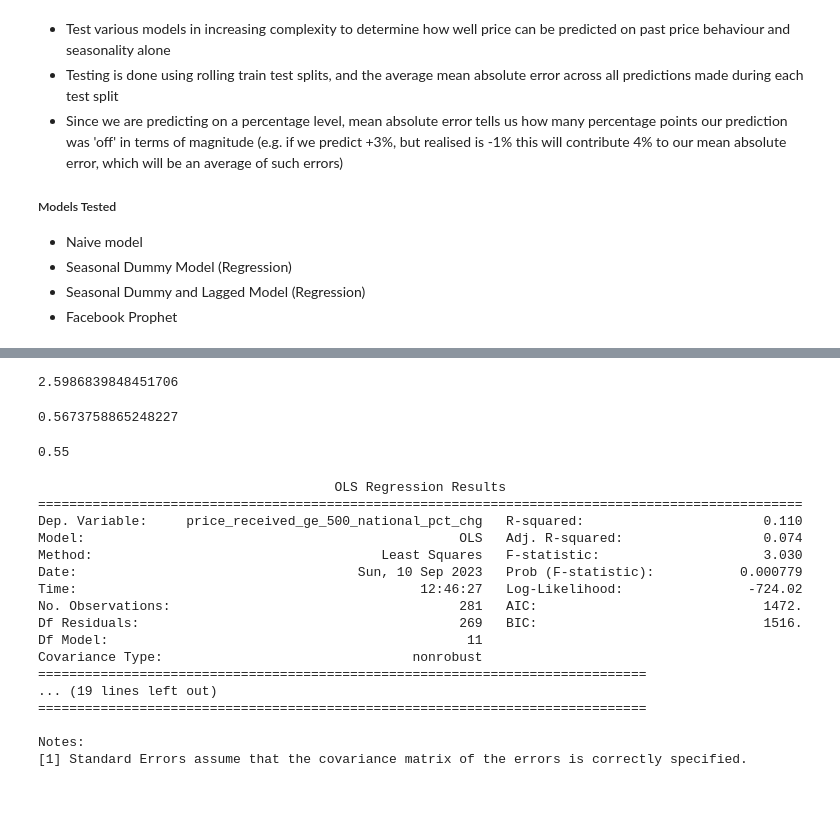
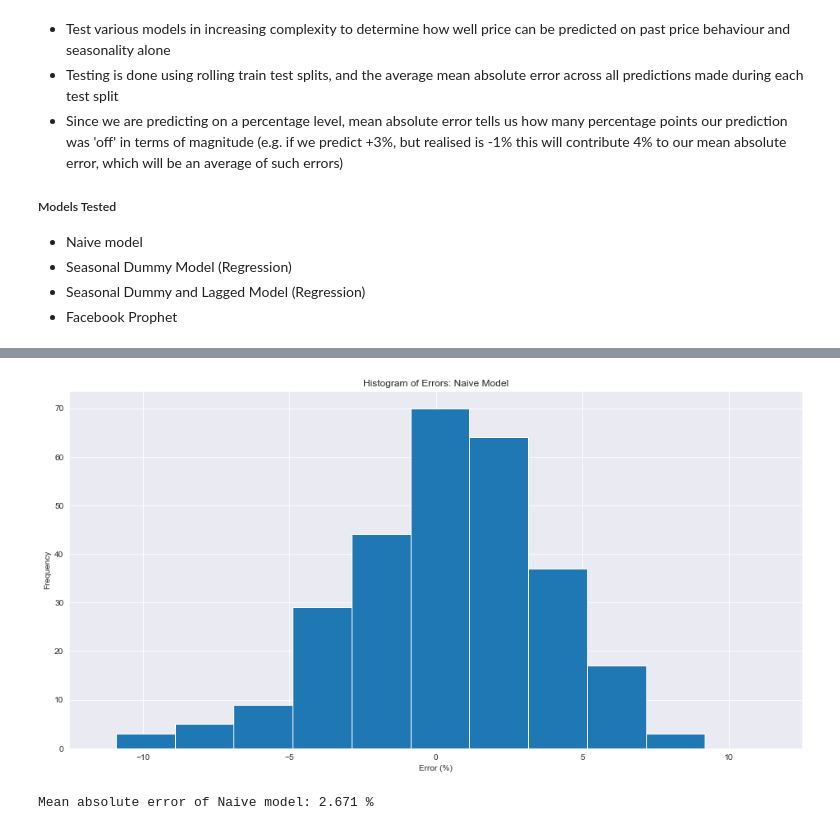
Before and after one commit to EricOstr/live_cattle, a Jupyter notebook: analysis/monthly_cash_price_analysis/cash_price_seasonal.ipynb, the cells around one changed output, grey strips where cells are left out. Drawn from its saved outputs; the diff is of its cells as text; code cells hidden in the pictures; blank space fills up the shorter version.

```diff
--- a/analysis/monthly_cash_price_analysis/cash_price_seasonal.ipynb
+++ b/analysis/monthly_cash_price_analysis/cash_price_seasonal.ipynb
@@ -257,2 +257,2 @@ strong multicollinearity problems or that the design matrix is singular.
 # %%
-errors_naive = list(price_received_ge_500_national_pct_chg.dropna())
+errors_naive_model = list(price_received_ge_500_national_pct_chg.dropna())
@@ -340,14 +309,0 @@ pd.Series(errors_seasonal).hist()
-# %%
-np.mean(abs(pd.Series(errors_seasonal)))
-# %% [output]
-2.5986839848451706
-# %%
-import numpy as np
-
-np.mean([1 if i > 0 else 0 for i in price_received_ge_500_national_pct_chg])
-# %% [output]
-0.5673758865248227
-# %%
-np.mean(errors_seasonal_directional)
-# %% [output]
-0.55
@@ -358,30 +310,14 @@ print(f'Correct directional forecast: {np.mean([1 if i > 0 else 0 for i in error
-# %%
-X = pd.get_dummies(df.month)
-X.columns = [ f'month_{i}' for i in X.columns]
-# X = sm.add_constant(X)
-
-y = price_received_ge_500_national_pct_chg
-y = y.dropna()
-y.name = 'price_received_ge_500_national_pct_chg'
-
-model = sm.OLS(y, X.loc[y.index, :]).fit()
-
-print(model.summary())
-# %% [output]
-                                      OLS Regression Results
-==================================================================================================
-Dep. Variable:     price_received_ge_500_national_pct_chg   R-squared:                       0.110
-Model:                                                OLS   Adj. R-squared:                  0.074
-Method:                                     Least Squares   F-statistic:                     3.030
-Date:                                    Sun, 10 Sep 2023   Prob (F-statistic):           0.000779
-Time:                                            12:46:27   Log-Likelihood:                -724.02
-No. Observations:                                     281   AIC:                             1472.
-Df Residuals:                                         269   BIC:                             1516.
-Df Model:                                              11
-Covariance Type:                                nonrobust
-==============================================================================
-... (19 lines left out)
-==============================================================================
-
-Notes:
-[1] Standard Errors assume that the covariance matrix of the errors is correctly specified.
+# %%
+import matplotlib.pyplot as plt
+
+plt.hist(errors_naive)
+plt.xlabel('Error (%)')
+plt.ylabel('Frequency')
+plt.title('Histogram of Errors: Naive Model')
+plt.xlim(-12.5, 12.5)
+plt.show()
+
+print(f'Mean absolute error of Naive model: {round(np.mean(abs(pd.Series(errors_naive))),3)} %')
+# %% [output]
+[figure, added]
+Mean absolute error of Naive model: 2.671 %
```
Also changed, not shown: parts of 22 cells of this notebook, 3 other files.
